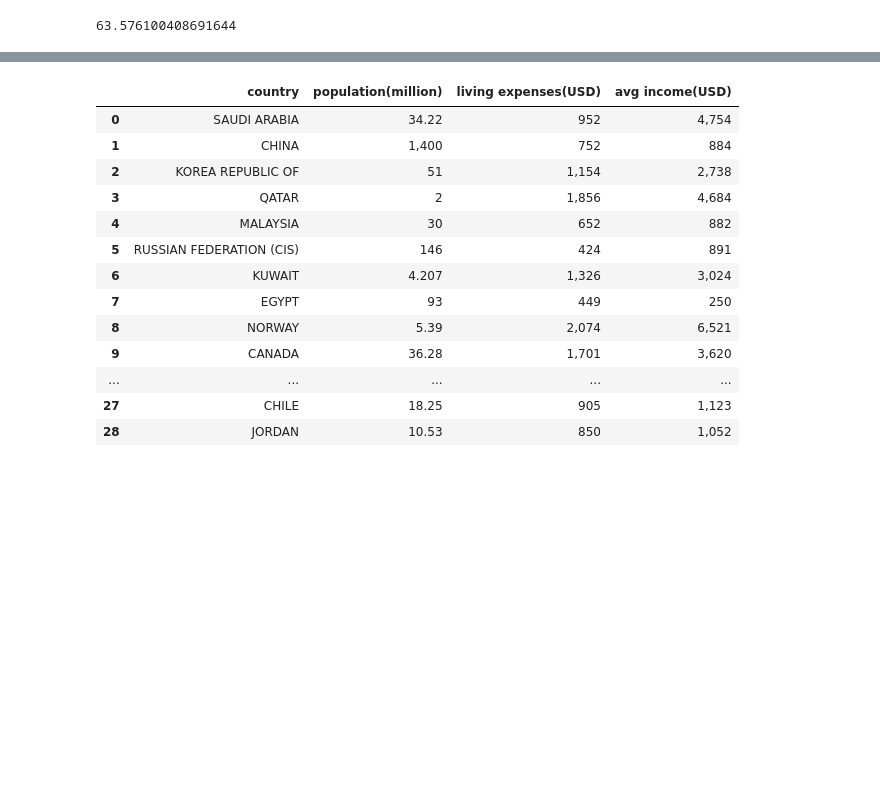
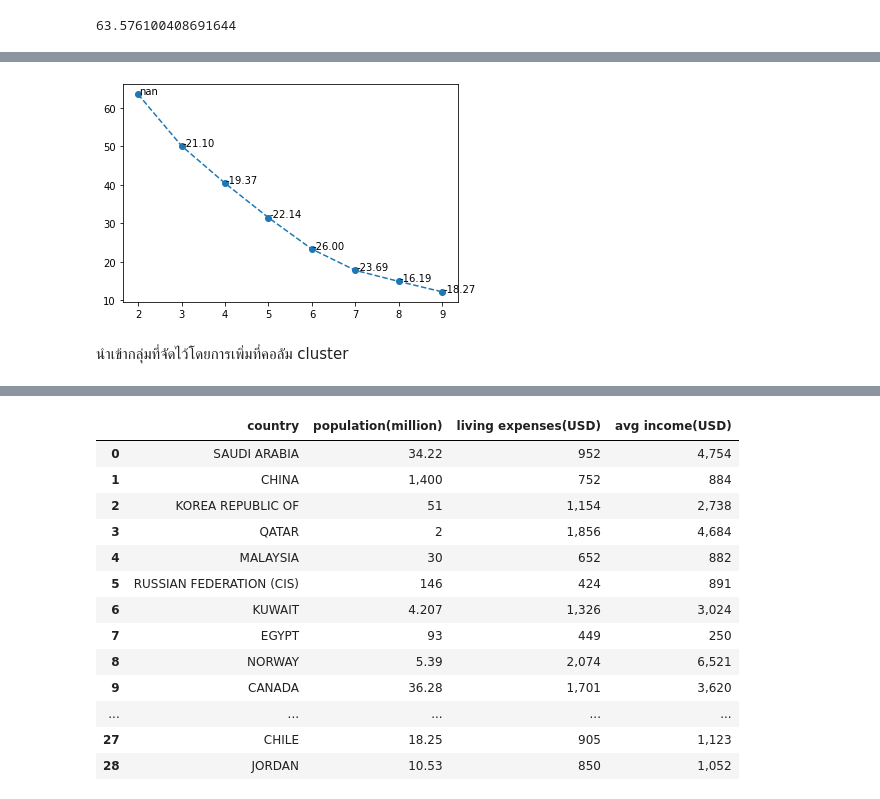
Before and after one commit to khanittha-phusopha/DWDM21, a Jupyter notebook: Project.ipynb, the cells around one changed output, grey strips where cells are left out. Cells and saved outputs as stored; diff of their text form; code cells hidden in the pictures; blank space fills up the shorter version.

```diff
--- a/Project.ipynb
+++ b/Project.ipynb
@@ -708,0 +726,3 @@ ssdd
+# %%
+agp=pd.DataFrame(Setempy, columns=['k', 'Setempy']) #agp ตัวแปรของสินค้าทางการเกษตร
+agp
@@ -708,0 +739,3 @@ ssdd
+# %%
+agp['pct_chg']=agp['Setempy'].pct_change() * 100
+agp
@@ -708,0 +752,8 @@ ssdd
+# %%
+plt.plot(agp['k'], agp['Setempy'], linestyle='--', marker='o')
+for index, row in agp.iterrows():
+    plt.text(row['k']+.02, row['Setempy']+.02, f'{row["pct_chg"]:.2f}', fontsize=10)
+# %% [output]
+[figure, added]
+# %% [markdown]
+นำเข้ากลุ่มที่จัดไว้โดยการเพิ่มที่คอลัม cluster
```
Also changed, not shown: parts of 72 cells of this notebook.
